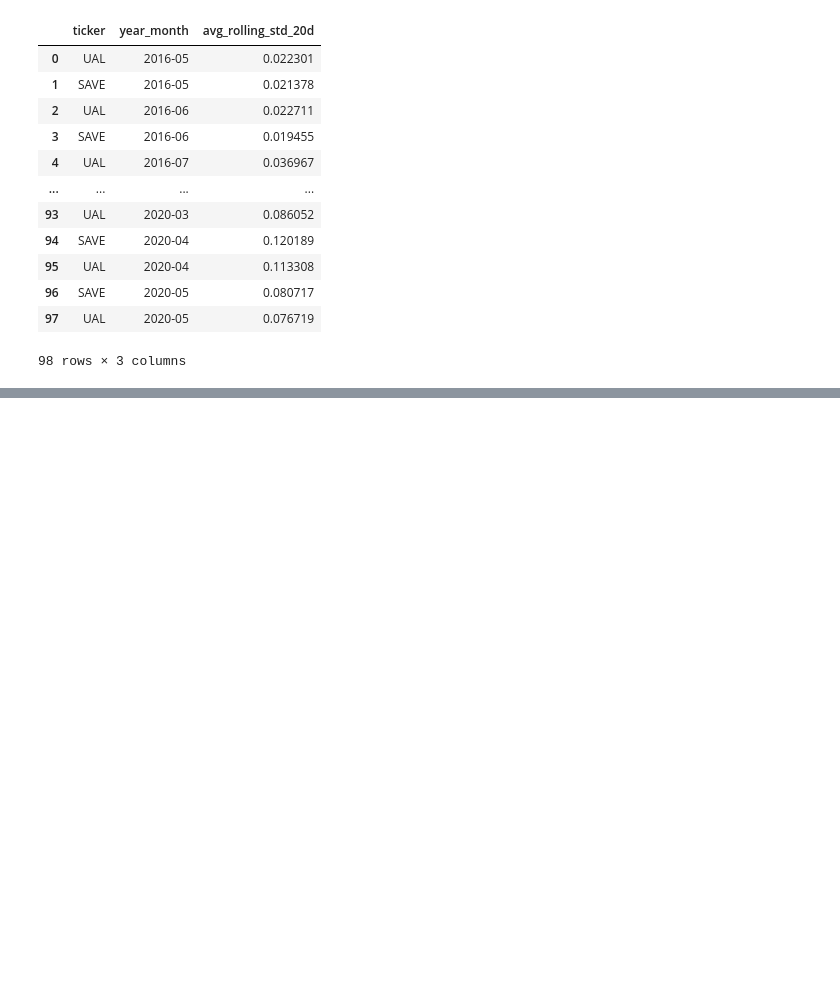
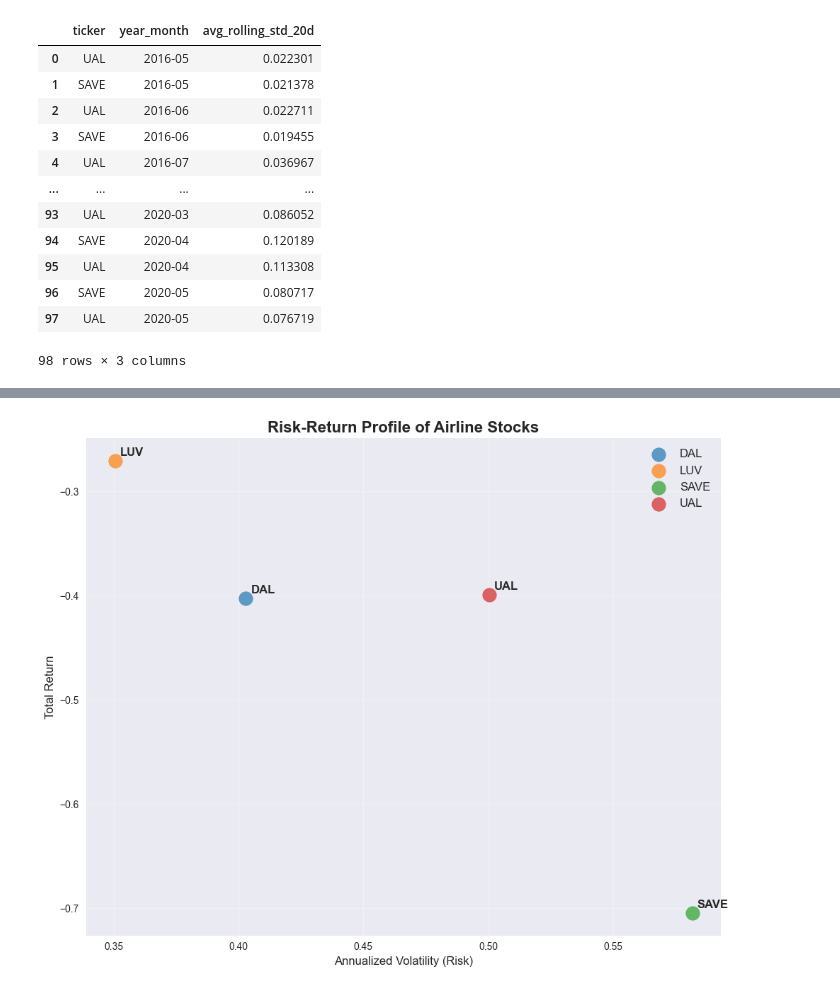
Before and after one commit to Medha-Subramaniyan/airlineStocks_dA, a Jupyter notebook: analysis.ipynb, the cells around one changed output, grey strips where cells are left out. Saved outputs shown, nothing was run; the diff lists cells and outputs as text; code cells hidden in the pictures; blank space fills up the shorter version.

```diff
--- a/analysis.ipynb
+++ b/analysis.ipynb
@@ -421,0 +538,33 @@ top_volatile_tickers
+# %%
+#risk v return
+risk_return_data = []
+for ticker in ['DAL', 'LUV', 'SAVE', 'UAL']:
+    ret_col = f'ret_{ticker}'
+    cumulative_returns = (1 + compiled_df[ret_col]).cumprod()
+    total_return = cumulative_returns.iloc[-1] - 1
+    volatility = compiled_df[ret_col].std() * (252**0.5)  # Annualized volatility
+
+    risk_return_data.append({
+        'Ticker': ticker,
+        'Return': total_return,
+        'Risk': volatility
+    })
+
+risk_return_df = pd.DataFrame(risk_return_data)
+
+plt.figure(figsize=(10, 8))
+for i, row in risk_return_df.iterrows():
+    plt.scatter(row['Risk'], row['Return'], s=200,
+               label=row['Ticker'], alpha=0.7, color=colors[row['Ticker']])
+    plt.annotate(row['Ticker'], (row['Risk'], row['Return']),
+                xytext=(5, 5), textcoords='offset points', fontsize=12, fontweight='bold')
+
+plt.title('Risk-Return Profile of Airline Stocks', fontsize=16, fontweight='bold')
+plt.xlabel('Annualized Volatility (Risk)', fontsize=12)
+plt.ylabel('Total Return', fontsize=12)
+plt.legend(fontsize=12)
+plt.grid(True, alpha=0.3)
+plt.tight_layout()
+plt.show()
+# %% [output]
+[figure, added]
```
Also changed, not shown: parts of 4 cells of this notebook.
